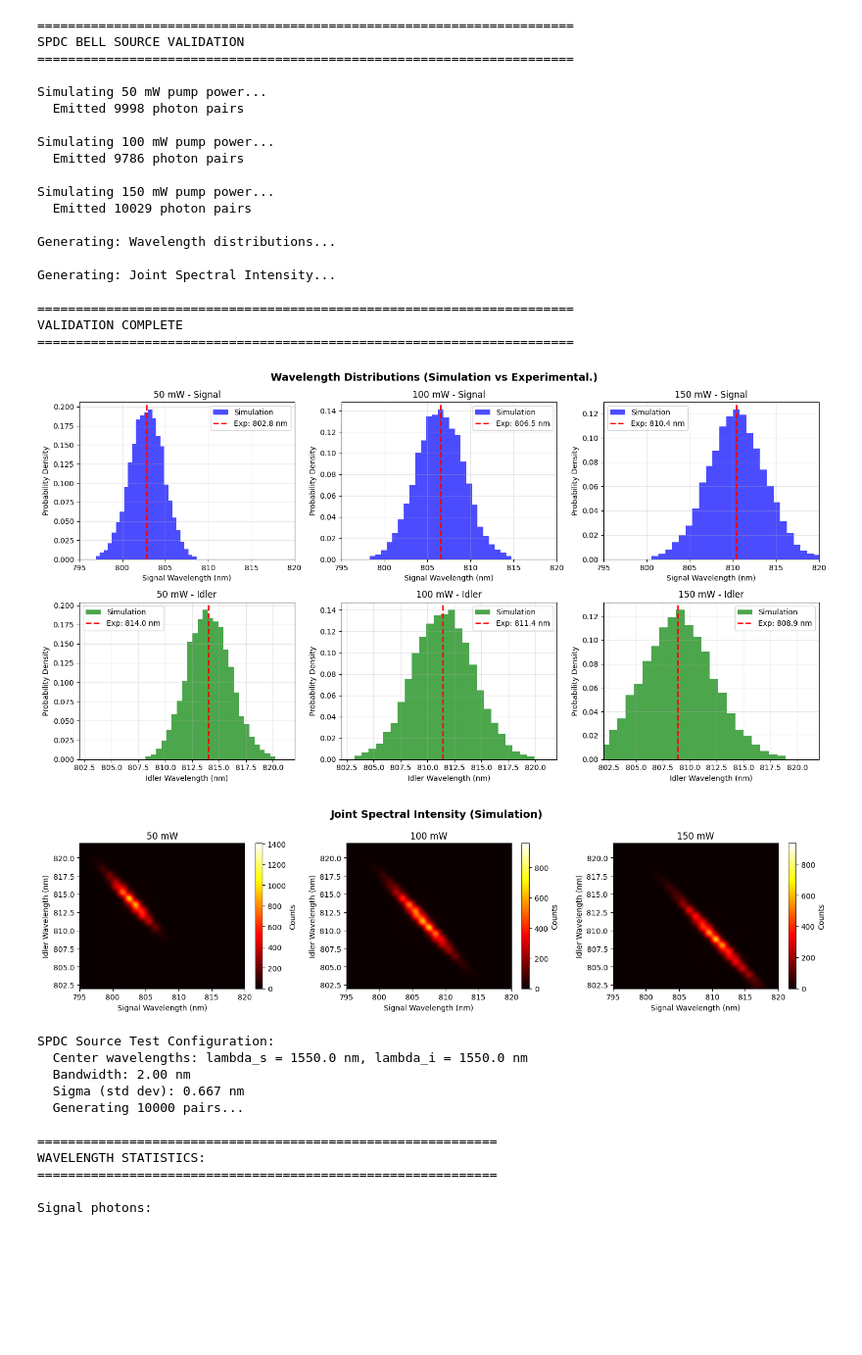
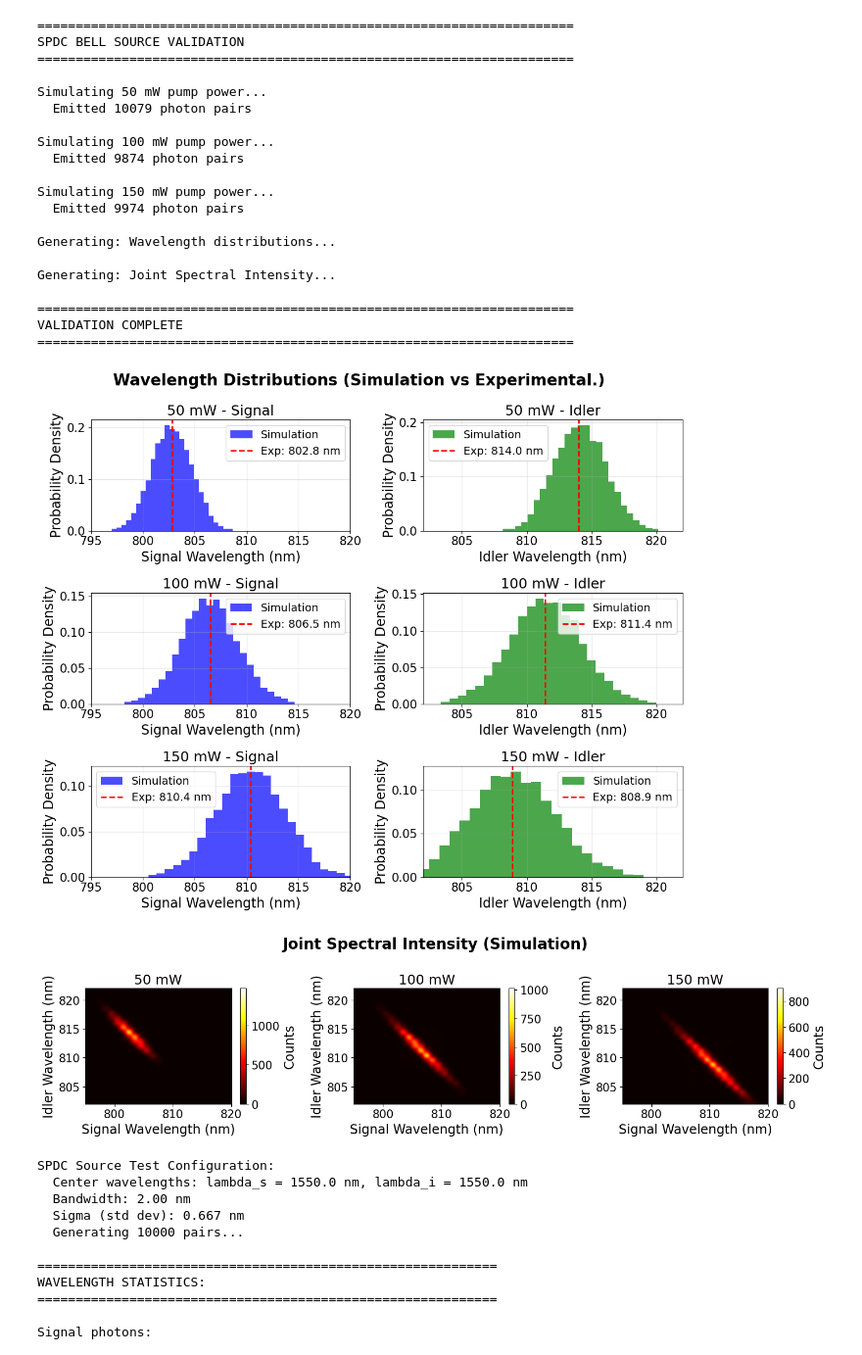
Before and after one commit to amlabdr/SeQUeNCe, a Jupyter notebook: example/entanglement_distribution_experiment/test_spdc_source.ipynb, the cells around one changed output. Shown at 98% size. Drawn from its saved outputs; the diff is of its cells as text; code cells hidden in the pictures; blank space fills up the shorter version.

Commit message:
fix plotting size

```diff
--- a/example/entanglement_distribution_experiment/test_spdc_source.ipynb
+++ b/example/entanglement_distribution_experiment/test_spdc_source.ipynb
@@ -12,6 +12,14 @@ Paper: Characterization of Thorlabs SPDC810 entangled photon source at
 
 import numpy as np
 import matplotlib.pyplot as plt
+plt.rcParams.update({
+    'font.size': 16,
+    'axes.titlesize': 18,
+    'axes.labelsize': 17,
+    'xtick.labelsize': 15,
+    'ytick.labelsize': 15,
+    'legend.fontsize': 14
+})
 from collections import defaultdict
 
 from sequence.kernel.timeline import Timeline
@@ -213,9 +221,9 @@ for power in [50, 100, 150]:
 
 print("\nGenerating: Wavelength distributions...")
 
-fig, axes = plt.subplots(2, 3, figsize=(15, 8))
+fig, axes = plt.subplots(3, 2, figsize=(12, 10))
 fig.suptitle('Wavelength Distributions (Simulation vs Experimental.)',
-             fontsize=14, fontweight='bold')
+             fontsize=20, fontweight='bold')
 
 signal_xlim = (795, 820)  # Covers all signal wavelengths
 idler_xlim = (802, 822)   # Covers all idler wavelengths
@@ -226,7 +234,7 @@ for idx, power in enumerate([50, 100, 150]):
     exp = EXPERIMENTAL_DATA[power]
 
     # Signal histogram
-    ax_s = axes[0, idx]
+    ax_s = axes[idx, 0]
     ax_s.hist(signal, bins=25, color='blue', alpha=0.7, density=True, label='Simulation')
     ax_s.axvline(exp['signal_median'], color='red', linestyle='--',
                  linewidth=2, label=f"Exp: {exp['signal_median']} nm")
@@ -238,7 +246,7 @@ for idx, power in enumerate([50, 100, 150]):
     ax_s.grid(alpha=0.3)
 
     # Idler histogram
-    ax_i = axes[1, idx]
+    ax_i = axes[idx, 1]
     ax_i.hist(idler, bins=25, color='green', alpha=0.7, density=True, label='Simulation')
     ax_i.axvline(exp['idler_median'], color='red', linestyle='--',
                  linewidth=2, label=f"Exp: {exp['idler_median']} nm")
@@ -259,7 +267,7 @@ print("\nGenerating: Joint Spectral Intensity...")
 
 fig, axes = plt.subplots(1, 3, figsize=(15, 4))
 fig.suptitle('Joint Spectral Intensity (Simulation)',
-             fontsize=14, fontweight='bold')
+             fontsize=20, fontweight='bold')
 
 jsi_signal_lim = (795, 820)
 jsi_idler_lim = (802, 822)
@@ -287,38 +295,38 @@ for idx, power in enumerate([50, 100, 150]):
     ax.set_title(f'{power} mW')
     ax.set_xlim(jsi_signal_lim)
     ax.set_ylim(jsi_idler_lim)
 
     plt.colorbar(im, ax=ax, label='Counts')
 
 plt.tight_layout()
 
 # ============================================================================
 print("\n" + "="*70)
 print("VALIDATION COMPLETE")
 print("="*70)
 # %% [output]
 ======================================================================
 SPDC BELL SOURCE VALIDATION
 ======================================================================
 
 Simulating 50 mW pump power...
-  Emitted 9998 photon pairs
+  Emitted 10079 photon pairs
 
 Simulating 100 mW pump power...
-  Emitted 9786 photon pairs
+  Emitted 9874 photon pairs
 
 Simulating 150 mW pump power...
-  Emitted 10029 photon pairs
+  Emitted 9974 photon pairs
 
 Generating: Wavelength distributions...
 
 Generating: Joint Spectral Intensity...
 
 ======================================================================
 VALIDATION COMPLETE
 ======================================================================
-[figure, old version]
+[figure, new version]
-[figure, old version]
+[figure, new version]
 # %%
 import numpy as np
 import matplotlib.pyplot as plt
```
Also changed, not shown: 1 other file.
